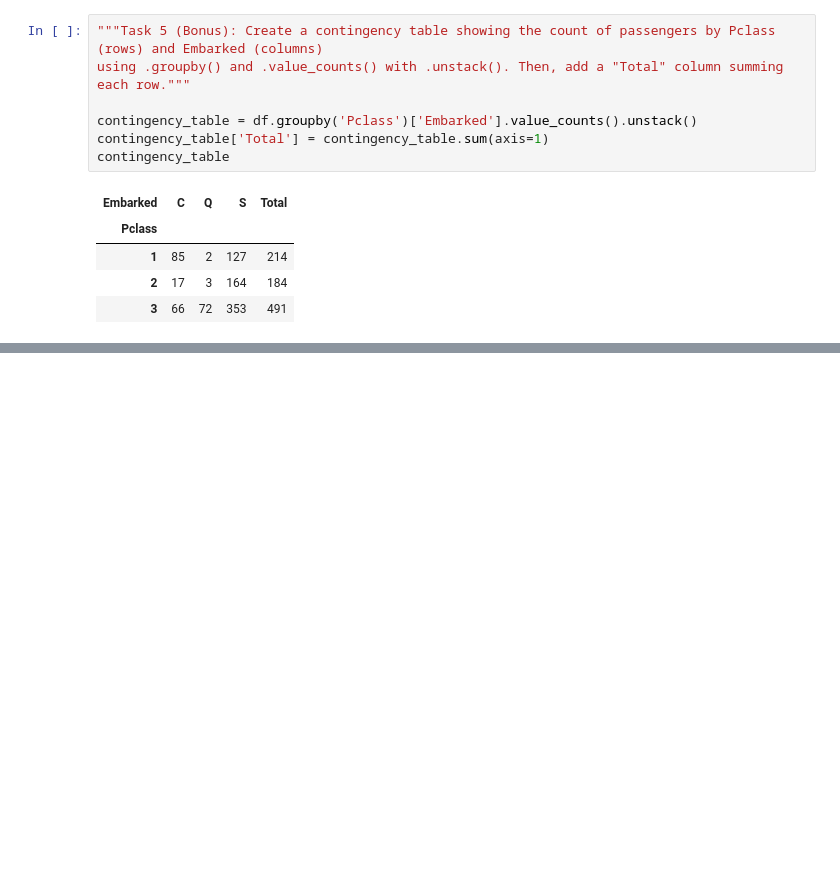
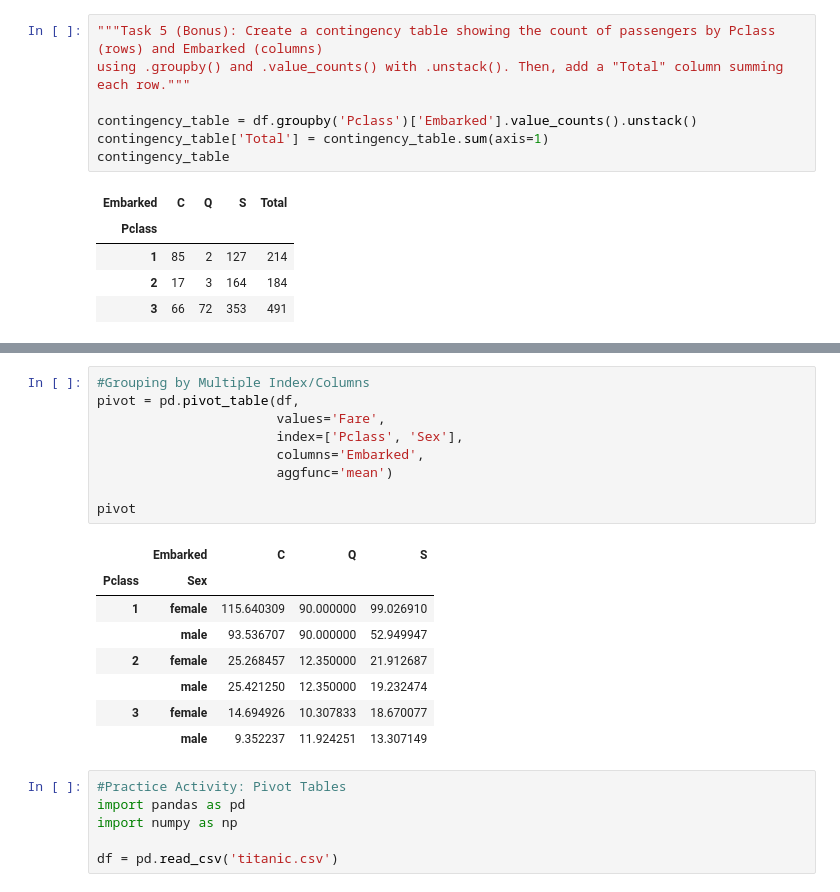
Before and after one commit to faizantoheed456/Pandas, a Jupyter notebook: Day 4/Day_4_Topic_7_8.ipynb, the cells around one changed output, grey strips where cells are left out. Drawn from its saved outputs; the diff is of its cells as text; blank space fills up the shorter version.

```diff
--- a/Day 4/Day_4_Topic_7_8.ipynb
+++ b/Day 4/Day_4_Topic_7_8.ipynb
@@ -162,0 +229,24 @@ contingency_table
+# %%
+#Grouping by Multiple Index/Columns
+pivot = pd.pivot_table(df,
+                       values='Fare',
+                       index=['Pclass', 'Sex'],
+                       columns='Embarked',
+                       aggfunc='mean')
+
+pivot
+# %% [output]
+|  | Embarked | C | Q | S |
+| Pclass | Sex |  |  |  |
+| 1 | female | 115.640309 | 90.000000 | 99.026910 |
+|  | male | 93.536707 | 90.000000 | 52.949947 |
+| 2 | female | 25.268457 | 12.350000 | 21.912687 |
+|  | male | 25.421250 | 12.350000 | 19.232474 |
+| 3 | female | 14.694926 | 10.307833 | 18.670077 |
+|  | male | 9.352237 | 11.924251 | 13.307149 |
+# %%
+#Practice Activity: Pivot Tables
+import pandas as pd
+import numpy as np
+
+df = pd.read_csv('titanic.csv')
```
Also changed, not shown: parts of 10 cells of this notebook, 3 other files.
